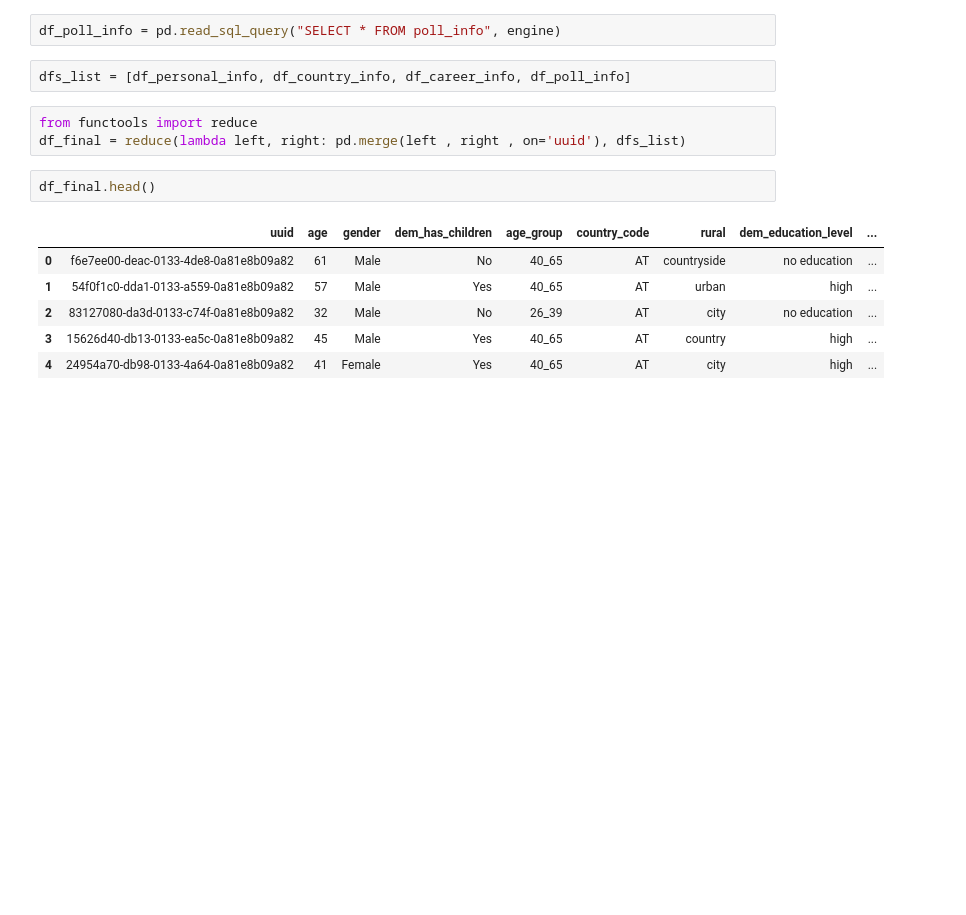
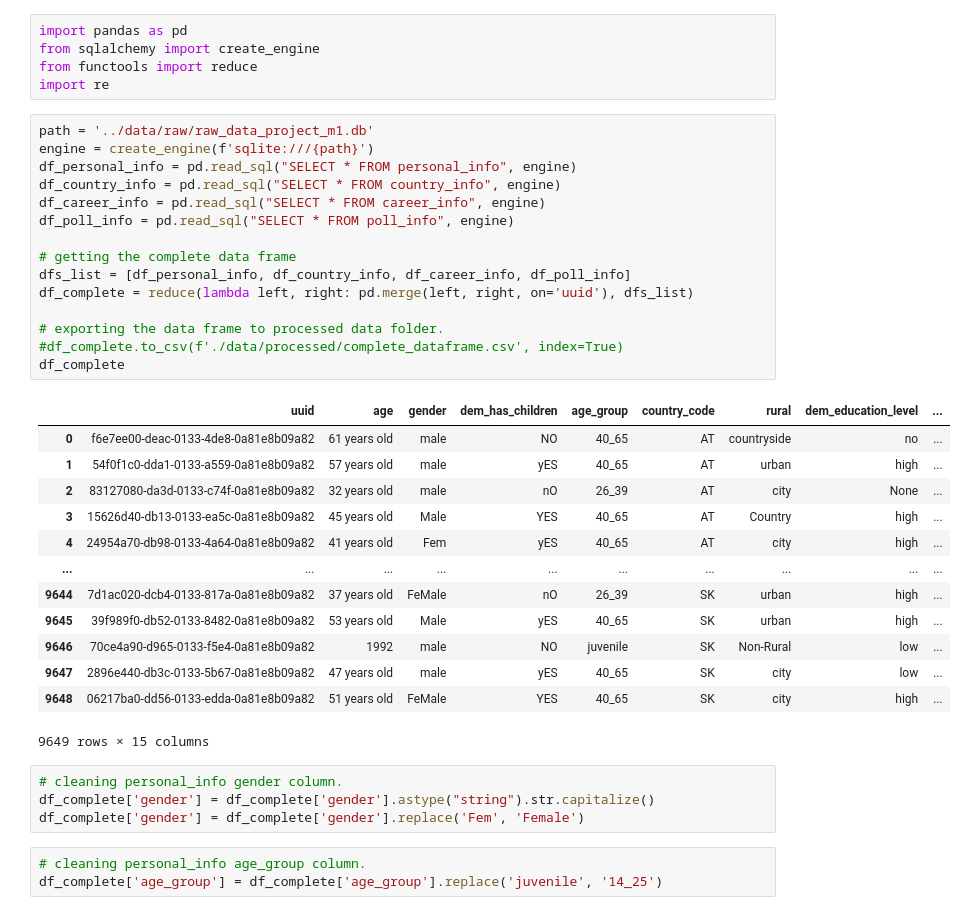
Before and after one commit to ssarahreyes/ih_datamadpt1120_project_m1, a Jupyter notebook: __trash__/CleaningData_draft.ipynb, the cells around one changed output. Saved outputs shown, nothing was run; the diff lists cells and outputs as text; blank space fills up the shorter version.

```diff
--- a/__trash__/CleaningData_draft.ipynb
+++ b/__trash__/CleaningData_draft.ipynb
@@ -129,16 +1,41 @@ df_career_info['dem_education_level'] = df_career_info['dem_education_level'].fi
-# %%
-df_poll_info = pd.read_sql_query("SELECT * FROM poll_info", engine)
-# %%
-dfs_list = [df_personal_info, df_country_info, df_career_info, df_poll_info]
-# %%
-from functools import reduce
-df_final = reduce(lambda left, right: pd.merge(left , right , on='uuid'), dfs_list)
-# %%
-df_final.head()
-# %% [output]
-|  | uuid | age | gender | dem_has_children | age_group | country_code | rural | dem_education_level | ... |
-| 0 | f6e7ee00-deac-0133-4de8-0a81e8b09a82 | 61 | Male | No | 40_65 | AT | countryside | no education | ... |
-| 1 | 54f0f1c0-dda1-0133-a559-0a81e8b09a82 | 57 | Male | Yes | 40_65 | AT | urban | high | ... |
-| 2 | 83127080-da3d-0133-c74f-0a81e8b09a82 | 32 | Male | No | 26_39 | AT | city | no education | ... |
-| 3 | 15626d40-db13-0133-ea5c-0a81e8b09a82 | 45 | Male | Yes | 40_65 | AT | country | high | ... |
-| 4 | 24954a70-db98-0133-4a64-0a81e8b09a82 | 41 | Female | Yes | 40_65 | AT | city | high | ... |
+# %%
+import pandas as pd
+from sqlalchemy import create_engine
+from functools import reduce
+import re
+# %%
+path = '../data/raw/raw_data_project_m1.db'
+engine = create_engine(f'sqlite:///{path}')
+df_personal_info = pd.read_sql("SELECT * FROM personal_info", engine)
+df_country_info = pd.read_sql("SELECT * FROM country_info", engine)
+df_career_info = pd.read_sql("SELECT * FROM career_info", engine)
+df_poll_info = pd.read_sql("SELECT * FROM poll_info", engine)
+
+# getting the complete data frame
+dfs_list = [df_personal_info, df_country_info, df_career_info, df_poll_info]
+df_complete = reduce(lambda left, right: pd.merge(left, right, on='uuid'), dfs_list)
+
+# exporting the data frame to processed data folder.
+#df_complete.to_csv(f'./data/processed/complete_dataframe.csv', index=True)
+df_complete
+# %% [output]
+|  | uuid | age | gender | dem_has_children | age_group | country_code | rural | dem_education_level | ... |
+| 0 | f6e7ee00-deac-0133-4de8-0a81e8b09a82 | 61 years old | male | NO | 40_65 | AT | countryside | no | ... |
+| 1 | 54f0f1c0-dda1-0133-a559-0a81e8b09a82 | 57 years old | male | yES | 40_65 | AT | urban | high | ... |
+| 2 | 83127080-da3d-0133-c74f-0a81e8b09a82 | 32 years old | male | nO | 26_39 | AT | city | None | ... |
+| 3 | 15626d40-db13-0133-ea5c-0a81e8b09a82 | 45 years old | Male | YES | 40_65 | AT | Country | high | ... |
+| 4 | 24954a70-db98-0133-4a64-0a81e8b09a82 | 41 years old | Fem | yES | 40_65 | AT | city | high | ... |
+| ... | ... | ... | ... | ... | ... | ... | ... | ... | ... |
+| 9644 | 7d1ac020-dcb4-0133-817a-0a81e8b09a82 | 37 years old | FeMale | nO | 26_39 | SK | urban | high | ... |
+| 9645 | 39f989f0-db52-0133-8482-0a81e8b09a82 | 53 years old | Male | yES | 40_65 | SK | urban | high | ... |
+| 9646 | 70ce4a90-d965-0133-f5e4-0a81e8b09a82 | 1992 | male | NO | juvenile | SK | Non-Rural | low | ... |
+| 9647 | 2896e440-db3c-0133-5b67-0a81e8b09a82 | 47 years old | male | yES | 40_65 | SK | city | low | ... |
+| 9648 | 06217ba0-dd56-0133-edda-0a81e8b09a82 | 51 years old | FeMale | YES | 40_65 | SK | city | high | ... |
+9649 rows × 15 columns
+# %%
+# cleaning personal_info gender column.
+df_complete['gender'] = df_complete['gender'].astype("string").str.capitalize()
+df_complete['gender'] = df_complete['gender'].replace('Fem', 'Female')
+# %%
+# cleaning personal_info age_group column.
+df_complete['age_group'] = df_complete['age_group'].replace('juvenile', '14_25')
```
Also changed, not shown: parts of 57 cells of this notebook, 1 other file.
